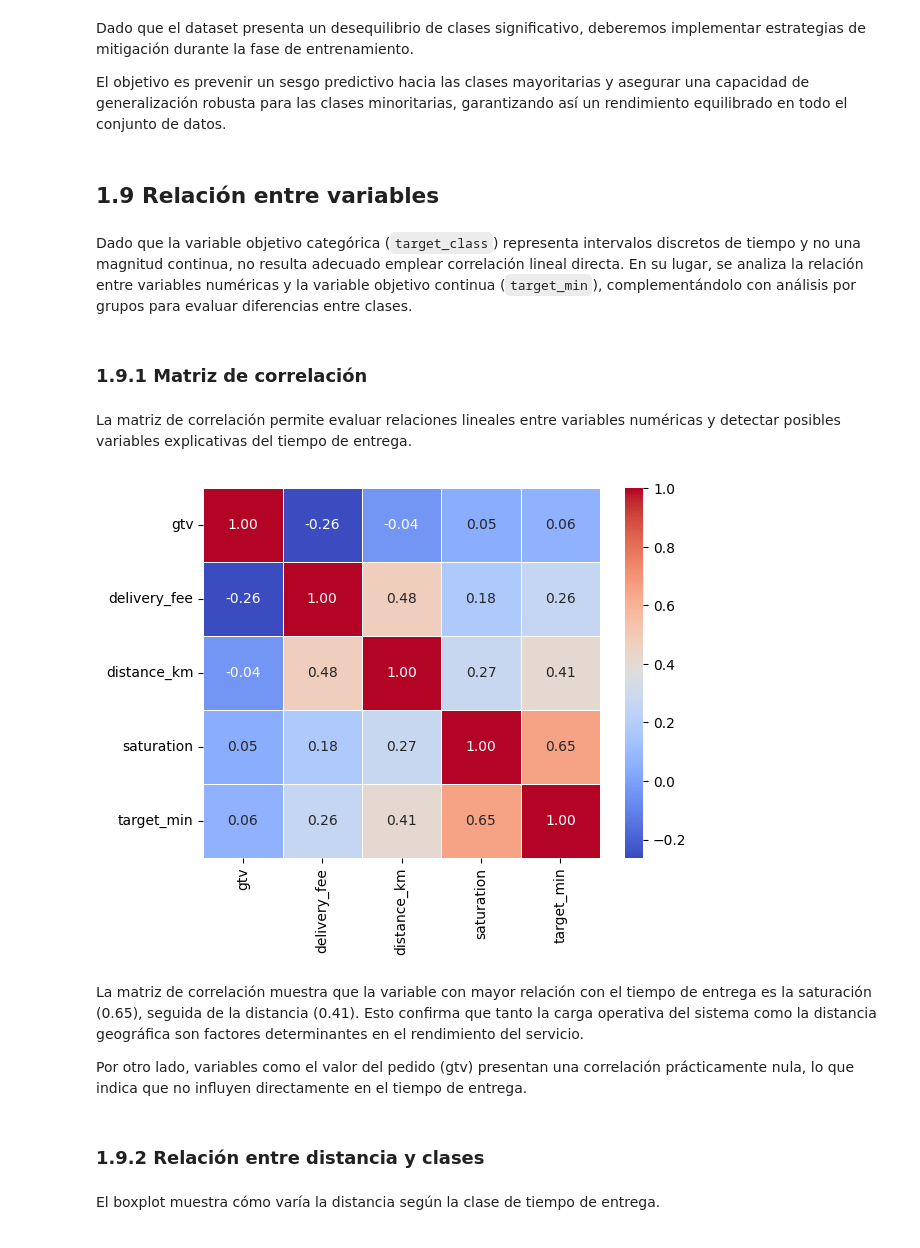
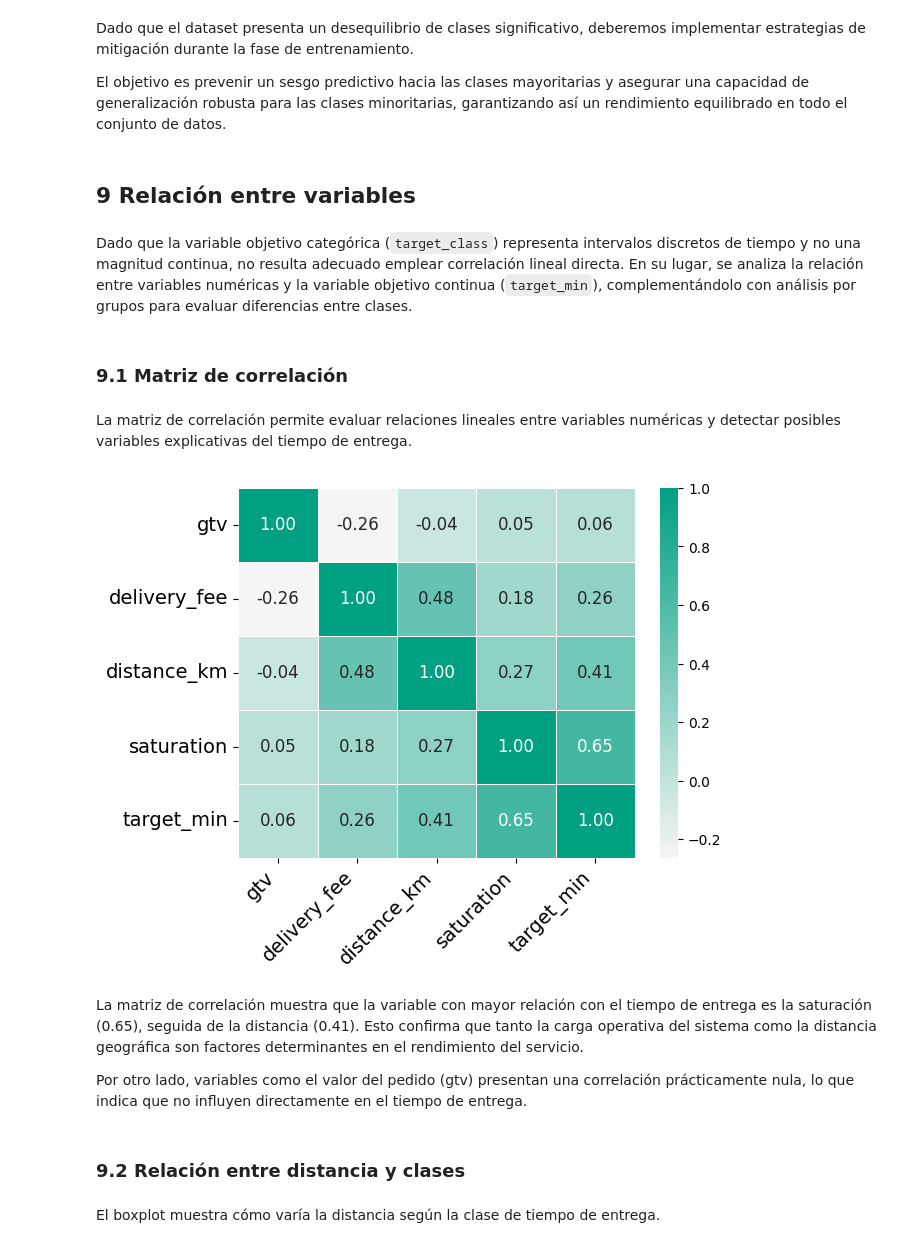
Before and after one commit to ManuelMG382/Reto_IA, a Jupyter notebook: EDA_Baseline.ipynb, the cells around one changed output. Drawn from its saved outputs; the diff is of its cells as text; code cells hidden in the pictures.

```diff
--- a/EDA_Baseline.ipynb
+++ b/EDA_Baseline.ipynb
@@ -385,0 +480,5 @@ Existe una variación semanal moderada en la demanda, con mayor actividad hacia
+# %%
+df_mod['es_negativo'] = df_mod['delay_minutes'] < 0
+df_mod['es_negativo'].value_counts(normalize=True).plot(kind='pie', autopct='%1.1f%%', colors=['#00A37E', '#FFD100'])
+plt.title('Proporción de valores negativos en delay_minutes')
+plt.show()
@@ -385,0 +489,12 @@ Existe una variación semanal moderada en la demanda, con mayor actividad hacia
+# %%
+df_mod['es_negativo'] = df_mod['delay_minutes'] < 0
+
+max_sat = df_mod['saturation'].max()
+
+cortes = np.arange(0, max_sat + 11, 10)
+
+df_mod['sat_bin'] = pd.cut(df_mod['saturation'], bins=cortes)
+
+prop_neg = df_mod.groupby('sat_bin', observed=False)['es_negativo'].mean() * 100
+
+print(prop_neg)
@@ -385,0 +519,9 @@ Existe una variación semanal moderada en la demanda, con mayor actividad hacia
+# %%
+bins = [0, 50, 100, 150, float('inf')]
+labels = ['Baja (0-50)', 'Media (50-100)', 'Alta (100-150)', 'Crítica (+150)']
+
+df_mod['nivel_saturacion'] = pd.cut(df_mod['saturation'], bins=bins, labels=labels)
+
+prop_nivel = (df_mod.groupby('nivel_saturacion', observed=False)['es_negativo'].mean() * 100).round(1)
+
+print(prop_nivel)
@@ -605,26 +742,39 @@ Dado que el dataset presenta un desequilibrio de clases significativo, deberemos
 
 El objetivo es prevenir un sesgo predictivo hacia las clases mayoritarias y asegurar una capacidad de generalización robusta para las clases minoritarias, garantizando así un rendimiento equilibrado en todo el conjunto de datos.
 # %% [markdown]
-## **1.9 Relación entre variables**
+## **9 Relación entre variables**
 # %% [markdown]
 Dado que la variable objetivo categórica (`target_class`) representa intervalos discretos de tiempo y no una magnitud continua, no resulta adecuado emplear correlación lineal directa. En su lugar, se analiza la relación entre variables numéricas y la variable objetivo continua (`target_min`), complementándolo con análisis por grupos para evaluar diferencias entre clases.
 # %% [markdown]
-### **1.9.1 Matriz de correlación**
+### **9.1 Matriz de correlación**
 # %% [markdown]
 La matriz de correlación permite evaluar relaciones lineales entre variables numéricas y detectar posibles variables explicativas del tiempo de entrega.
 # %%
 corr_matrix=df_mod[cols_num + ['target_min']].corr()
+GLOVO_COLORS = {
+    "green":      "#00A082",
+    "yellow":     "#FFC244",
+    "gray_dark":  "#333333",
+    "gray_light": "#F5F5F5",
+}
+
+glovo_cmap = LinearSegmentedColormap.from_list(
+    "glovo_green", [GLOVO_COLORS["gray_light"], GLOVO_COLORS["green"]]
+)
+# Ordenados por clase: 0, 1, 2, 3, 4
 plt.figure()
-sns.heatmap(corr_matrix, annot=True, cmap="coolwarm", fmt=".2f", linewidths=0.5)
+sns.heatmap(corr_matrix, annot=True, cmap=glovo_cmap, fmt=".2f", linewidths=0.5, annot_kws={"size": 12})
+plt.xticks(fontsize=14, rotation=45, ha='right') # Rotación para que no se solapen
+plt.yticks(fontsize=14)
 plt.show()
 # %% [output]
-[figure, old version]
+[figure, new version]
 # %% [markdown]
 La matriz de correlación muestra que la variable con mayor relación con el tiempo de entrega es la saturación (0.65), seguida de la distancia (0.41). Esto confirma que tanto la carga operativa del sistema como la distancia geográfica son factores determinantes en el rendimiento del servicio.
 
 Por otro lado, variables como el valor del pedido (gtv) presentan una correlación prácticamente nula, lo que indica que no influyen directamente en el tiempo de entrega.
 # %% [markdown]
-### **1.9.2 Relación entre distancia y clases**
+### **9.2 Relación entre distancia y clases**
 # %% [markdown]
 El boxplot muestra cómo varía la distancia según la clase de tiempo de entrega.
 # %%
```
Also changed, not shown: parts of 50 cells of this notebook.
